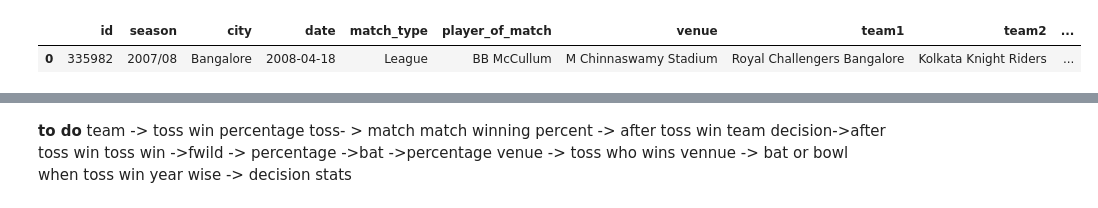
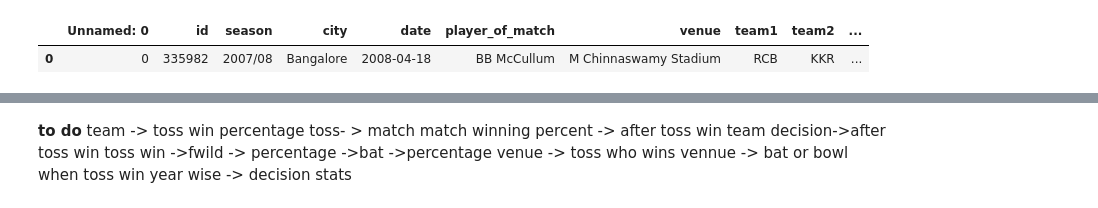
Before and after one commit to AtharvaRGhadigaonkar/IPL_EDA_REPO, a Jupyter notebook: notebooks/eda/Toss_EDA.ipynb, the cells around one changed output, grey strips where cells are left out. Saved outputs shown, nothing was run; the diff lists cells and outputs as text; code cells hidden in the pictures.

```diff
--- a/notebooks/eda/Toss_EDA.ipynb
+++ b/notebooks/eda/Toss_EDA.ipynb
@@ -3,11 +3,11 @@ import numpy as np
 import pandas as pd
 import seaborn as sns
 # %%
-data = pd.read_csv("../../data/raw/matches.csv")
+data = pd.read_csv("../../data/processed/cleaned_data.csv")
 data.head(1)
 # %% [output]
-|  | id | season | city | date | match_type | player_of_match | venue | team1 | team2 | ... |
-| 0 | 335982 | 2007/08 | Bangalore | 2008-04-18 | League | BB McCullum | M Chinnaswamy Stadium | Royal Challengers Bangalore | Kolkata Knight Riders | ... |
+|  | Unnamed: 0 | id | season | city | date | player_of_match | venue | team1 | team2 | ... |
+| 0 | 0 | 335982 | 2007/08 | Bangalore | 2008-04-18 | BB McCullum | M Chinnaswamy Stadium | RCB | KKR | ... |
 # %%
 toss_data = data.iloc[:,[1,2,3,6,7,8,9,10,11]]
 toss_data.head(1)
```
Also changed, not shown: parts of 8 cells of this notebook, 2 other files.
